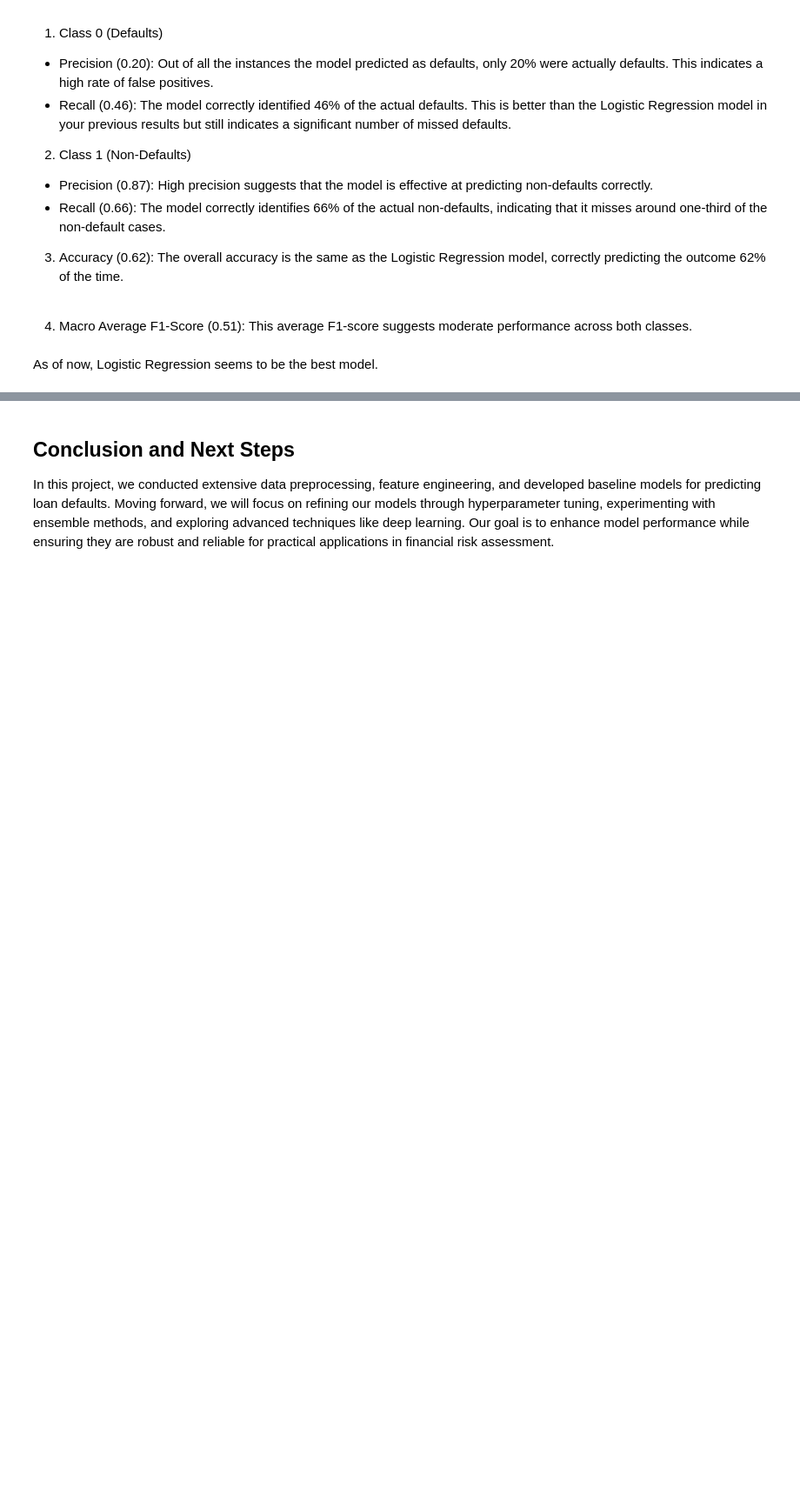
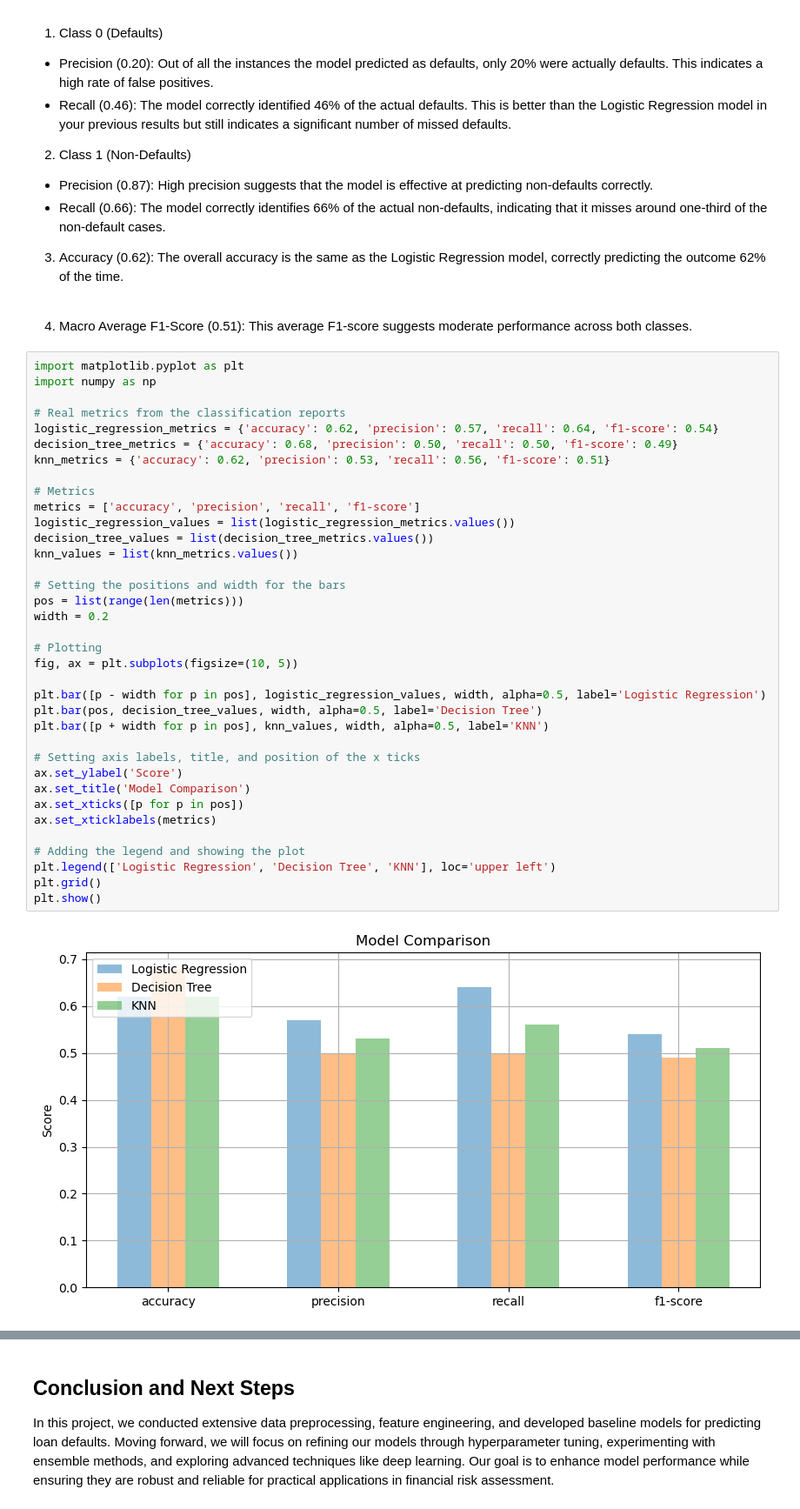
Before and after one commit to DhevinaTailor/Business-Loan-Default-Prediction-Model, a Jupyter notebook: 3. feature_engineering_and_modeling.ipynb, the cells around one changed output, grey strips where cells are left out. Shown: that part at 87% size. Cells and saved outputs as stored; diff of their text form; blank space fills up the shorter version.

```diff
--- a/3. feature_engineering_and_modeling.ipynb
+++ b/3. feature_engineering_and_modeling.ipynb
@@ -1105,5 +1134,41 @@ KNN Confusion Matrix on Validation Set:
 <br>
 
 4. Macro Average F1-Score (0.51): This average F1-score suggests moderate performance across both classes.
-# %% [markdown]
-As of now, Logistic Regression seems to be the best model.
+# %%
+import matplotlib.pyplot as plt
+import numpy as np
+
+# Real metrics from the classification reports
+logistic_regression_metrics = {'accuracy': 0.62, 'precision': 0.57, 'recall': 0.64, 'f1-score': 0.54}
+decision_tree_metrics = {'accuracy': 0.68, 'precision': 0.50, 'recall': 0.50, 'f1-score': 0.49}
+knn_metrics = {'accuracy': 0.62, 'precision': 0.53, 'recall': 0.56, 'f1-score': 0.51}
+
+# Metrics
+metrics = ['accuracy', 'precision', 'recall', 'f1-score']
+logistic_regression_values = list(logistic_regression_metrics.values())
+decision_tree_values = list(decision_tree_metrics.values())
+knn_values = list(knn_metrics.values())
+
+# Setting the positions and width for the bars
+pos = list(range(len(metrics)))
+width = 0.2
+
+# Plotting
+fig, ax = plt.subplots(figsize=(10, 5))
+
+plt.bar([p - width for p in pos], logistic_regression_values, width, alpha=0.5, label='Logistic Regression')
+plt.bar(pos, decision_tree_values, width, alpha=0.5, label='Decision Tree')
+plt.bar([p + width for p in pos], knn_values, width, alpha=0.5, label='KNN')
+
+# Setting axis labels, title, and position of the x ticks
+ax.set_ylabel('Score')
+ax.set_title('Model Comparison')
+ax.set_xticks([p for p in pos])
+ax.set_xticklabels(metrics)
+
+# Adding the legend and showing the plot
+plt.legend(['Logistic Regression', 'Decision Tree', 'KNN'], loc='upper left')
+plt.grid()
+plt.show()
+# %% [output]
+[figure, added]
```
Also changed, not shown: parts of 13 cells of this notebook.
